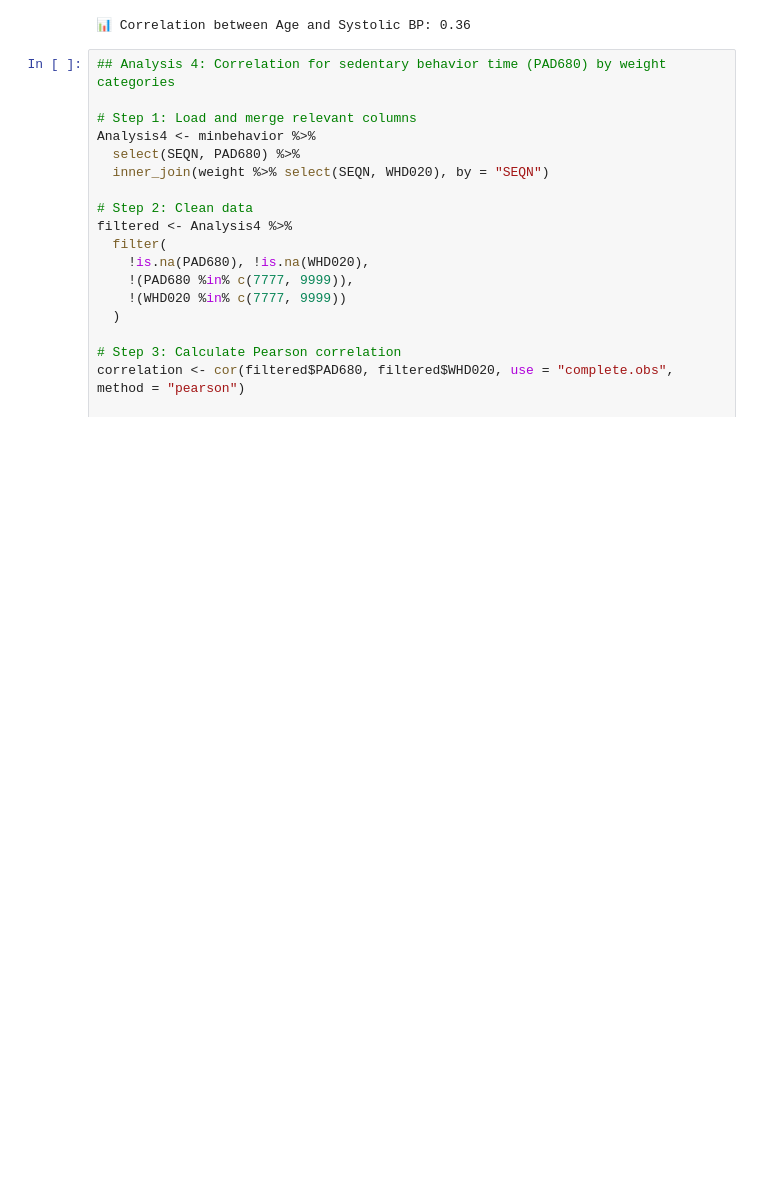
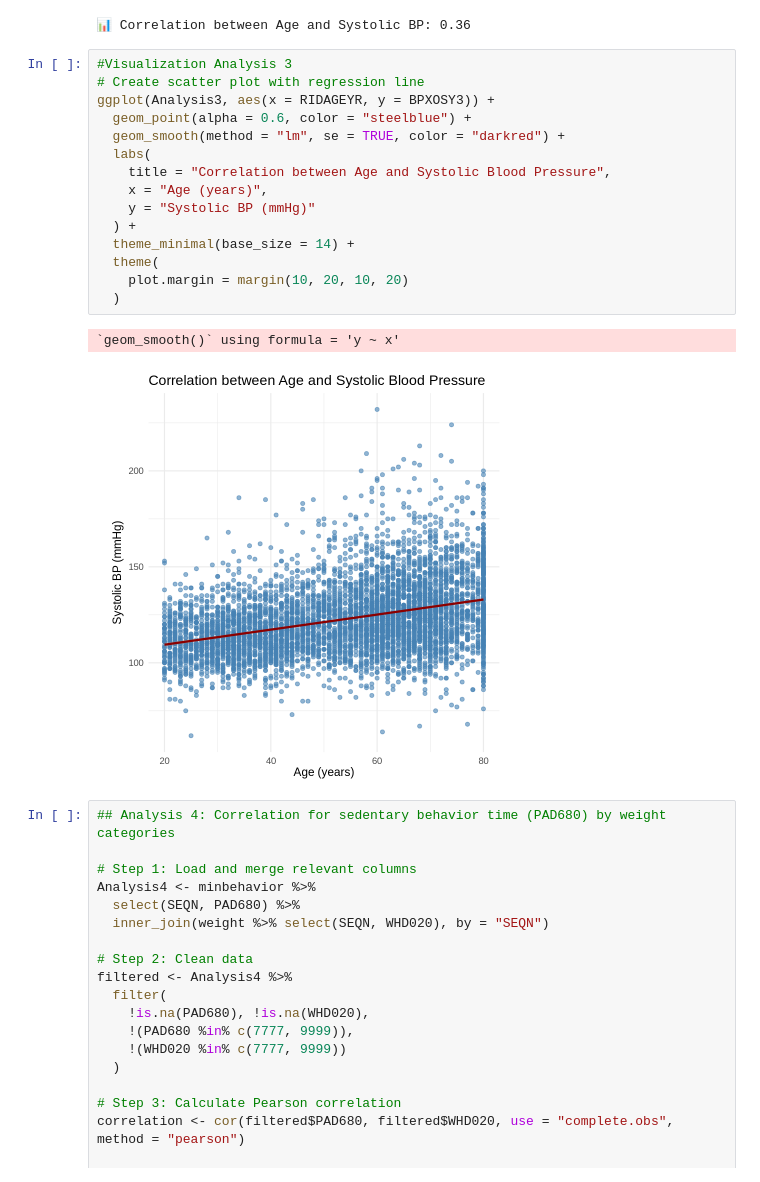
Before and after one commit to paulquimbo/nhanes_inferential_2021_23, a Jupyter notebook: nhanes_inferential.ipynb, the cells around one changed output. Saved outputs shown, nothing was run; the diff lists cells and outputs as text; blank space fills up the shorter version.

```diff
--- a/nhanes_inferential.ipynb
+++ b/nhanes_inferential.ipynb
@@ -906,6 +918,24 @@ age_corr <- cor(Analysis3$RIDAGEYR, Analysis3$BPXOSY3, use = "complete.obs", met
 cat(sprintf("\n📊 Correlation between Age and Systolic BP: %.2f\n", age_corr))
 # %% [output]
 📊 Correlation between Age and Systolic BP: 0.36
+# %%
+#Visualization Analysis 3
+# Create scatter plot with regression line
+ggplot(Analysis3, aes(x = RIDAGEYR, y = BPXOSY3)) +
+  geom_point(alpha = 0.6, color = "steelblue") +
+  geom_smooth(method = "lm", se = TRUE, color = "darkred") +
+  labs(
+    title = "Correlation between Age and Systolic Blood Pressure",
+    x = "Age (years)",
+    y = "Systolic BP (mmHg)"
+  ) +
+  theme_minimal(base_size = 14) +
+  theme(
+    plot.margin = margin(10, 20, 10, 20)
+  )
+# %% [output]
+`geom_smooth()` using formula = 'y ~ x'
+[figure, added]
 # %%
 ## Analysis 4: Correlation for sedentary behavior time (PAD680) by weight categories
 
```
Also changed, not shown: parts of 2 cells of this notebook.
